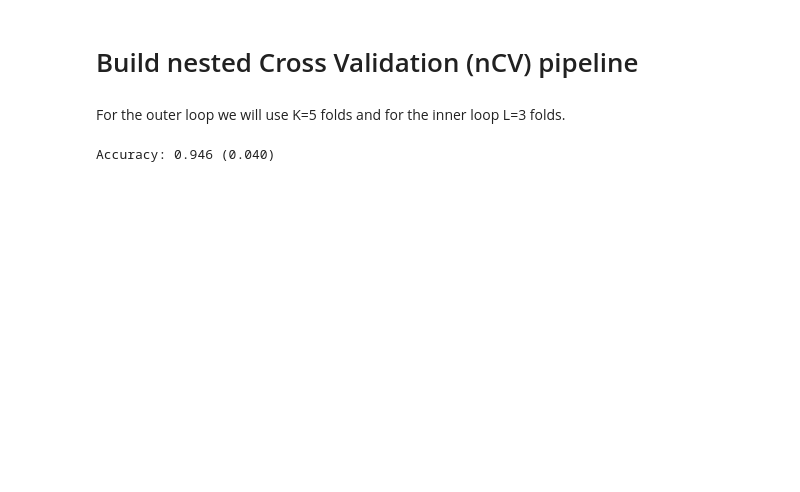
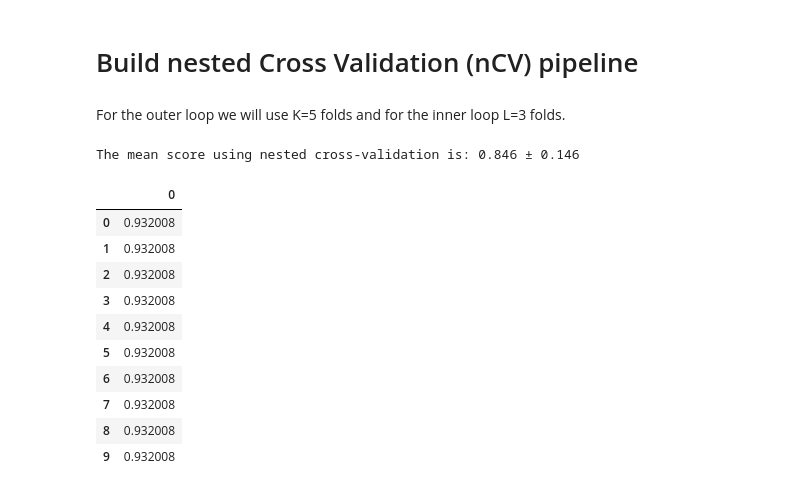
Before and after one commit to costasmexis/machinelearningcourse, a Jupyter notebook: assignment_2/main.ipynb, the cells around one changed output. Cells and saved outputs as stored; diff of their text form; code cells hidden in the pictures; blank space fills up the shorter version.

```diff
--- a/assignment_2/Untitled.ipynb
+++ b/assignment_2/main.ipynb
@@ -56,0 +58,5 @@ print(X_scaled.shape, y.shape)
+# %%
+from sklearn.model_selection import train_test_split
+
+X_train, X_test, y_train, y_test = train_test_split(X, y, test_size=0.2, \
+                                                    stratify=y, random_state=42)
@@ -64,7 +81,39 @@ from sklearn.model_selection import StratifiedKFold
 cv_outer = StratifiedKFold(n_splits=5, shuffle=True, random_state=42)
 cv_inner = StratifiedKFold(n_splits=3, shuffle=True, random_state=42)
 # %%
-param_grid_lr = [{'penalty':['l2'],
-                  'C':np.power(10., np.arange(-4,4))}]
+# Inner cross-validation for parameter search
+param_grid = {"C": [0.1, 1, 10], "gamma": [.01, .1]}
+clf = SVC()
+
+model = GridSearchCV(
+    estimator=clf, param_grid=param_grid,
+    scoring='f1_macro', cv=cv_inner, n_jobs=-1
+)
+
+# Outer cross-validation to compute the testing score
+test_score = cross_val_score(model, X_train, y_train, scoring='matthews_corrcoef',
+                             cv=cv_outer, n_jobs=-1)
+
+print(f"The mean score using nested cross-validation is: "
+      f"{test_score.mean():.3f} ± {test_score.std():.3f}")
+# %% [output]
+The mean score using nested cross-validation is: 0.846 ± 0.146
 # %%
-# Setting
+test_score_nested = []
+
+N_TRIALS = 10
+for i in range(N_TRIALS):
+    # For each trial, we use cross-validation splits on independently
+    # randomly shuffled data by passing distinct values to the random_state
+    # parameter.
+
+    # Non_nested parameter search and scoring
+    model = GridSearchCV(estimator=clf, param_grid=param_grid,
+                         cv=cv_inner, n_jobs=2)
+
+    model.fit(X_train, y_train)
+
+    # Nested CV with parameter optimization
+    test_score = cross_val_score(model, X_train, y_train, cv=cv_outer, n_jobs=2)
+
+    test_score_nested.append(test_score.mean())
@@ -84,17 +120,16 @@ from sklearn.model_selection import cross_val_score
-# %%
-# configure the cross-validation procedure
-# define the model
-model = RandomForestClassifier(random_state=1)
-# define search space
-space = dict()
-space['n_estimators'] = [10, 100, 500]
-space['max_features'] = [2, 4, 6]
-# define search
-search = GridSearchCV(model, space, scoring='accuracy', n_jobs=1, cv=cv_inner, refit=True)
-# configure the cross-validation procedure
-# execute the nested cross-validation
-scores = cross_val_score(search, X_scaled, y, scoring='accuracy', cv=cv_outer, n_jobs=-1)
-# report performance
-print('Accuracy: %.3f (%.3f)' % (np.mean(scores), np.std(scores)))
-# %% [output]
-Accuracy: 0.946 (0.040)
+# %%
+all_scores = pd.DataFrame(test_score_nested)
+# %%
+all_scores
+# %% [output]
+|  | 0 |
+| 0 | 0.932008 |
+| 1 | 0.932008 |
+| 2 | 0.932008 |
+| 3 | 0.932008 |
+| 4 | 0.932008 |
+| 5 | 0.932008 |
+| 6 | 0.932008 |
+| 7 | 0.932008 |
+| 8 | 0.932008 |
+| 9 | 0.932008 |
```
Also changed, not shown: parts of 9 cells of this notebook, 1 other file.
